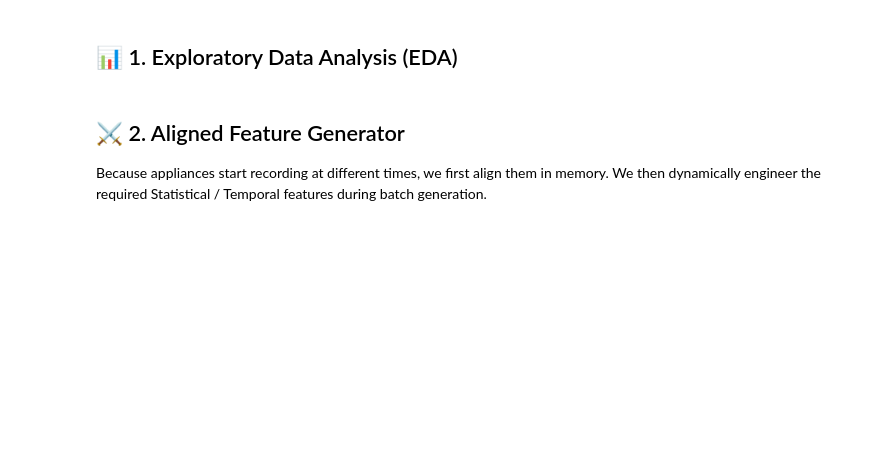
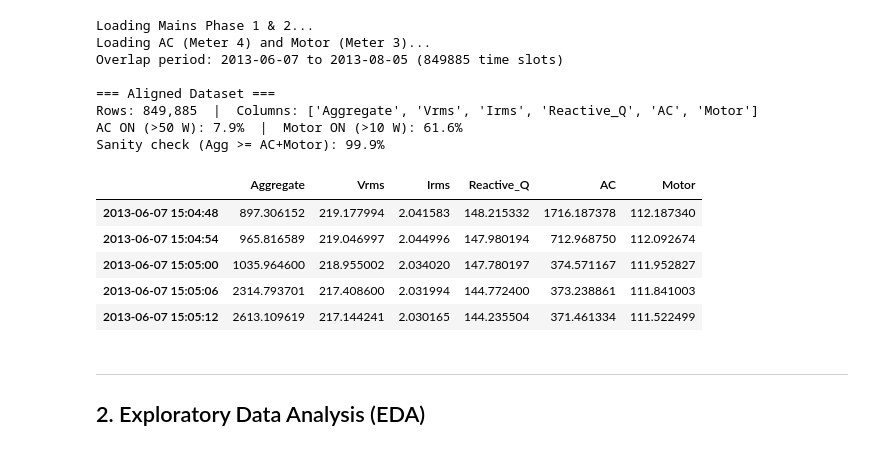
Before and after one commit to Ashithshetty6361/Lume_Tech_Internship-, a Jupyter notebook: phase2_advanced_nilm/preprocessing_iawe.ipynb, the cells around one changed output. Saved outputs shown, nothing was run; the diff lists cells and outputs as text; code cells hidden in the pictures; blank space fills up the shorter version.

```diff
--- a/phase2_advanced_nilm/preprocessing_iawe.ipynb
+++ b/phase2_advanced_nilm/preprocessing_iawe.ipynb
@@ -27,2 +39,77 @@ print("Libraries loaded.")
+# %%
+def load_and_align():
+    """Load iAWE meters, align timestamps, and return a clean DataFrame."""
+    with tables.open_file(str(H5_PATH), mode='r') as f:
+        def load_meter(path, col=0):
+            raw  = f.get_node(path)[:]
+            idx  = pd.to_datetime(raw['index'], unit='ns')
+            vals = raw['values_block_0'][:, col]
+            return pd.Series(vals, index=idx, dtype='float32').resample('6s').mean()
+
+        # Aggregate = Phase 1 (Meter 1) + Phase 2 (Meter 2)
+        print('Loading Mains Phase 1 & 2...')
+        m1 = load_meter('/building1/elec/meter1/table')
+        m2 = load_meter('/building1/elec/meter2/table')
+        agg = (m1 + m2).dropna()
+
+        # Vrms and Irms from Meter 1 for feature engineering
+        vrms_raw = load_meter('/building1/elec/meter1/table', col=4)
+        irms_raw = load_meter('/building1/elec/meter1/table', col=6)
+        # Reactive power from Meter 1
+        q_raw    = load_meter('/building1/elec/meter1/table', col=1)
+
+        # Sub-meters
+        print('Loading AC (Meter 4) and Motor (Meter 3)...')
+        ac    = load_meter('/building1/elec/meter4/table')
+        motor = load_meter('/building1/elec/meter3/table')
+
+    # Common time grid = overlap of all meters
+    start = max(agg.index[0], ac.index[0], motor.index[0])
+    end   = min(agg.index[-1], ac.index[-1], motor.index[-1])
+    grid  = pd.date_range(start, end, freq='6s')
+    print(f'Overlap period: {start.date()} to {end.date()} ({len(grid)} time slots)')
+
+    # Reindex to grid
+    agg_g   = agg.reindex(grid).interpolate(limit=5).ffill().bfill()
+    vrms_g  = vrms_raw.reindex(grid).interpolate(limit=5).ffill().bfill()
+    irms_g  = irms_raw.reindex(grid).interpolate(limit=5).ffill().bfill()
+    q_g     = q_raw.reindex(grid).interpolate(limit=5).ffill().bfill()
+    ac_g    = ac.reindex(grid).interpolate(limit=2).fillna(0).clip(lower=0)
+    motor_g = motor.reindex(grid).interpolate(limit=2).fillna(0).clip(lower=0)
+    agg_g   = agg_g.clip(lower=0)
+
+    df = pd.DataFrame({
+        'Aggregate': agg_g,
+        'Vrms': vrms_g,
+        'Irms': irms_g,
+        'Reactive_Q': q_g.clip(lower=0),
+        'AC': ac_g,
+        'Motor': motor_g
+    }).dropna()
+
+    return df
+
+df = load_and_align()
+print(f'\n=== Aligned Dataset ===')
+print(f'Rows: {len(df):,}  |  Columns: {list(df.columns)}')
+print(f'AC ON (>50 W): {(df.AC>50).mean()*100:.1f}%  |  Motor ON (>10 W): {(df.Motor>10).mean()*100:.1f}%')
+print(f'Sanity check (Agg >= AC+Motor): {(df.Aggregate >= df.AC+df.Motor-10).mean()*100:.1f}%')
+df.head()
+# %% [output]
+Loading Mains Phase 1 & 2...
+Loading AC (Meter 4) and Motor (Meter 3)...
+Overlap period: 2013-06-07 to 2013-08-05 (849885 time slots)
+
+=== Aligned Dataset ===
+Rows: 849,885  |  Columns: ['Aggregate', 'Vrms', 'Irms', 'Reactive_Q', 'AC', 'Motor']
+AC ON (>50 W): 7.9%  |  Motor ON (>10 W): 61.6%
+Sanity check (Agg >= AC+Motor): 99.9%
+|  | Aggregate | Vrms | Irms | Reactive_Q | AC | Motor |
+| 2013-06-07 15:04:48 | 897.306152 | 219.177994 | 2.041583 | 148.215332 | 1716.187378 | 112.187340 |
+| 2013-06-07 15:04:54 | 965.816589 | 219.046997 | 2.044996 | 147.980194 | 712.968750 | 112.092674 |
+| 2013-06-07 15:05:00 | 1035.964600 | 218.955002 | 2.034020 | 147.780197 | 374.571167 | 111.952827 |
+| 2013-06-07 15:05:06 | 2314.793701 | 217.408600 | 2.031994 | 144.772400 | 373.238861 | 111.841003 |
+| 2013-06-07 15:05:12 | 2613.109619 | 217.144241 | 2.030165 | 144.235504 | 371.461334 | 111.522499 |
 # %% [markdown]
-## 📊 1. Exploratory Data Analysis (EDA)
+---
+## 2. Exploratory Data Analysis (EDA)
@@ -86,3 +115,0 @@ def plot_daily_energy_boxplot(h5_path):
-# %% [markdown]
-## ⚔️ 2. Aligned Feature Generator
-Because appliances start recording at different times, we first align them in memory. We then dynamically engineer the required Statistical / Temporal features during batch generation.
```
Also changed, not shown: parts of 17 cells of this notebook, 1 other file.
